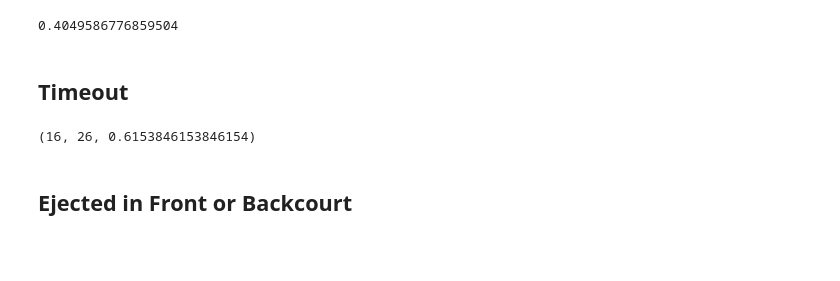
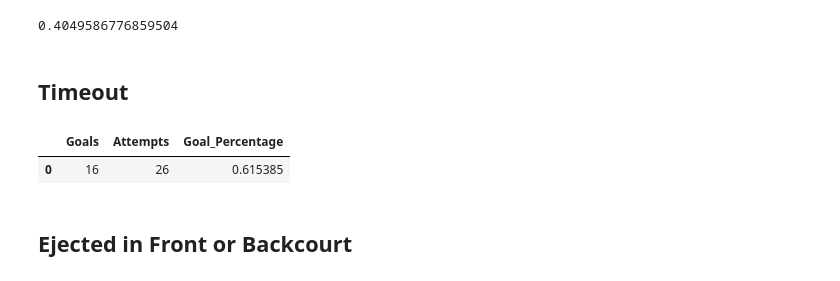
Before and after one commit to kevinshen1101/Water-Polo-Analytics, a Jupyter notebook: final_report/final_analysis.ipynb, the cells around one changed output. Saved outputs shown, nothing was run; the diff lists cells and outputs as text; code cells hidden in the pictures; blank space fills up the shorter version.

Commit message:
Made timeout into a displayed new data frame

```diff
--- a/final_report/final_analysis.ipynb
+++ b/final_report/final_analysis.ipynb
@@ -375,11 +375,12 @@ def timeout_breakdown(df):
     attempts_and_goals = timeout_df['Goal'].value_counts()
     attempts = attempts_and_goals[0]
     goals = attempts_and_goals[1]
-    return {"Goalsgoals, attempts, goals/attempts)
+    return {"Goals": [goals], "Attempts": [attempts], "Goal_Percentage": [goals/attempts]}
-# %%
-timeout_breakdown(df)
-# %% [output]
-(16, 26, 0.6153846153846154)
+# %%
+pd.DataFrame(timeout_breakdown(df))
+# %% [output]
+|  | Goals | Attempts | Goal_Percentage |
+| 0 | 16 | 26 | 0.615385 |
 # %% [markdown]
 ## Ejected in Front or Backcourt
 # %%
```
